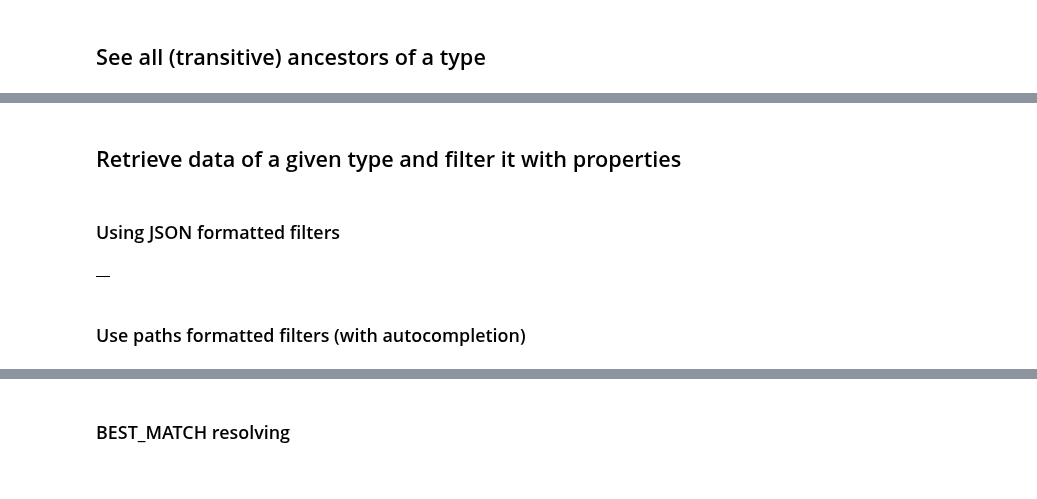
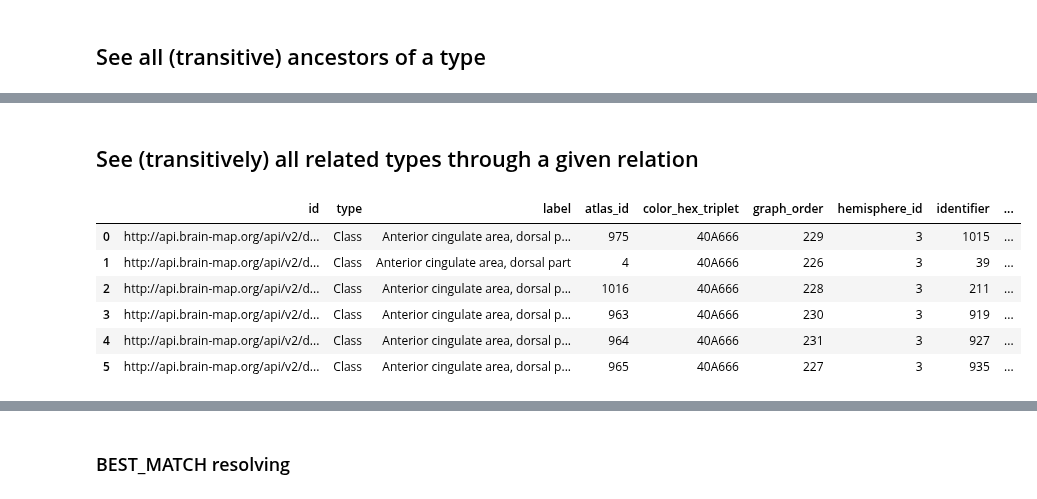
Before and after one commit to BlueBrain/nexus-forge, a Jupyter notebook: examples/notebooks/use-cases/BBP KG Ontology types Search and Exploration.ipynb, the cells around one changed output, grey strips where cells are left out. Drawn from its saved outputs; the diff is of its cells as text; code cells hidden in the pictures.

```diff
--- a/examples/notebooks/use-cases/BBP KG Ontology types Search and Exploration.ipynb
+++ b/examples/notebooks/use-cases/BBP KG Ontology types Search and Exploration.ipynb
@@ -149,4 +169,0 @@ forge.as_dataframe(ancestors)
-# %% [markdown]
-## Retrieve data of a given type and filter it with properties
-# %% [markdown]
-### Using JSON formatted filters
@@ -156,6 +170,17 @@ data = forge.search(query, limit=20)
+# %% [markdown]
+## See (transitively) all related types through a given relation
+# %%
+ontology_type_of_interest = "http://api.brain-map.org/api/v2/data/Structure/39" #Anterior cingulate area, dorsal part
+relation = "isPartOf"
+query = {f"{relation}*":{"id":f"{ontology_type_of_interest}"}} #Remove the '*' for direct relationship.
+related = forge.search(query, limit=10, search_in_graph=False)
 # %%
-forge.as_dataframe(data)
+forge.as_dataframe(related)
 # %% [output]
-|  |
+|  | id | type | label | atlas_id | color_hex_triplet | graph_order | hemisphere_id | identifier | ... |
+| 0 | http://api.brain-map.org/api/v2/d... | Class | Anterior cingulate area, dorsal p... | 975 | 40A666 | 229 | 3 | 1015 | ... |
+| 1 | http://api.brain-map.org/api/v2/d... | Class | Anterior cingulate area, dorsal part | 4 | 40A666 | 226 | 3 | 39 | ... |
+| 2 | http://api.brain-map.org/api/v2/d... | Class | Anterior cingulate area, dorsal p... | 1016 | 40A666 | 228 | 3 | 211 | ... |
+| 3 | http://api.brain-map.org/api/v2/d... | Class | Anterior cingulate area, dorsal p... | 963 | 40A666 | 230 | 3 | 919 | ... |
+| 4 | http://api.brain-map.org/api/v2/d... | Class | Anterior cingulate area, dorsal p... | 964 | 40A666 | 231 | 3 | 927 | ... |
+| 5 | http://api.brain-map.org/api/v2/d... | Class | Anterior cingulate area, dorsal p... | 965 | 40A666 | 227 | 3 | 935 | ... |
-# %% [markdown]
-### Use paths formatted filters (with autocompletion)
```
Also changed, not shown: parts of 41 cells of this notebook.
